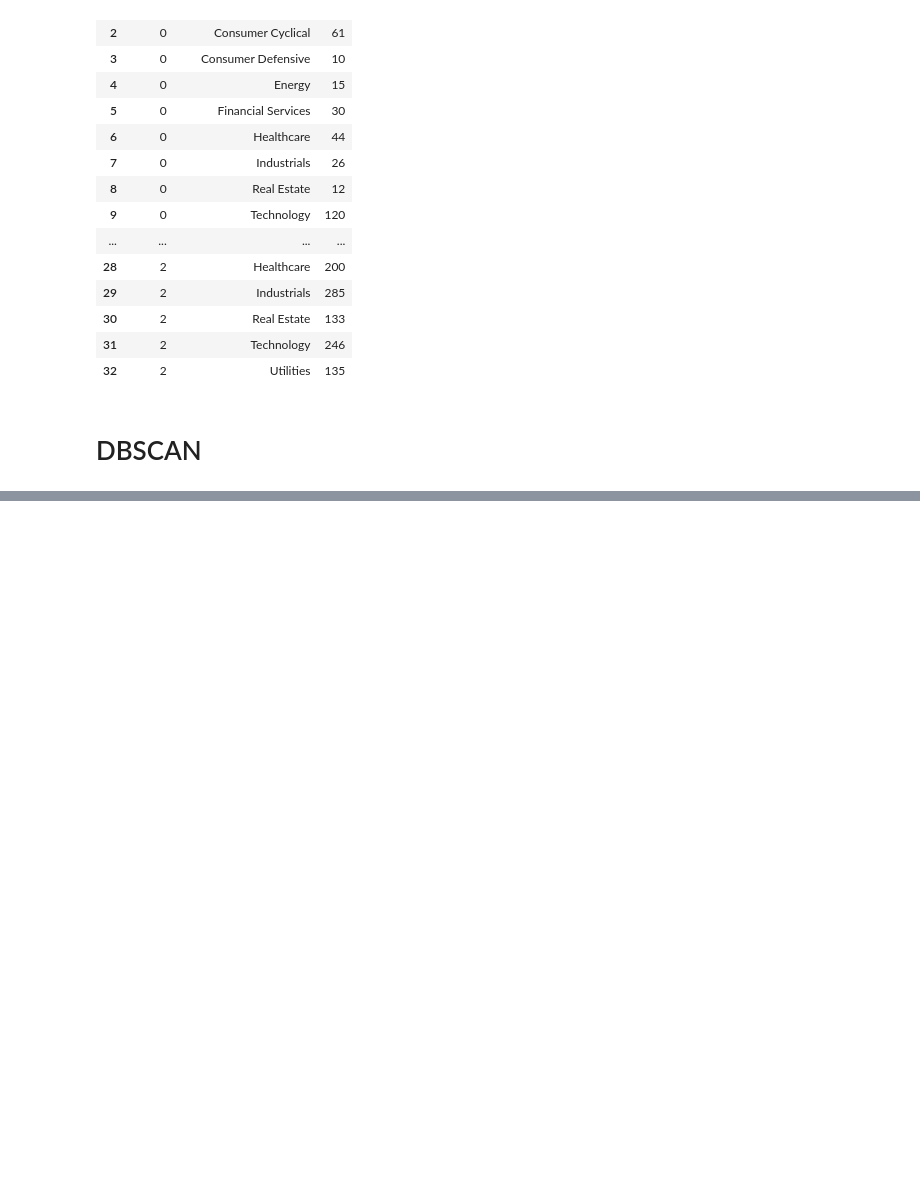
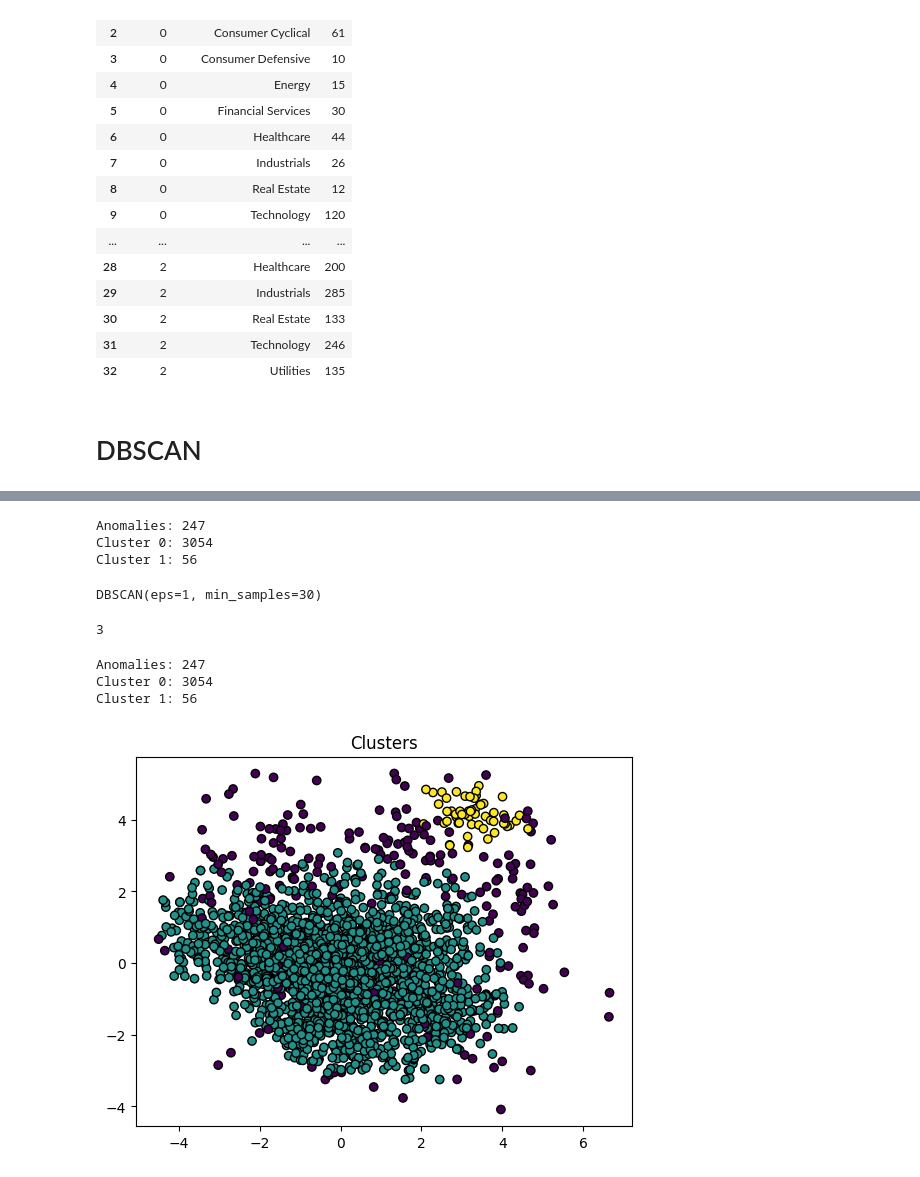
Before and after one commit to Gonzalo-Caro/Practicas-ML-NN, a Jupyter notebook: 1.Models/5.Stock_Ratios_Clustering.ipynb, the cells around one changed output, grey strips where cells are left out. Drawn from its saved outputs; the diff is of its cells as text; code cells hidden in the pictures; blank space fills up the shorter version.

```diff
--- a/1.Models/5.Stock_Ratios_Clustering.ipynb
+++ b/1.Models/5.Stock_Ratios_Clustering.ipynb
@@ -231,3 +231,8 @@ clusters_count
 | 32 | 2 | Utilities | 135 |
 # %% [markdown]
 # DBSCAN
+# %%
+from sklearn.cluster import DBSCAN
+
+dbscan = DBSCAN(eps=1, min_samples=15)
+dbscan.fit(df_preprocessed)
@@ -233,0 +249,46 @@ clusters_count
+# %%
+unique_labels, counts = np.unique(dbscan.labels_, return_counts=True)
+
+for label, count in zip(unique_labels, counts):
+    if label == -1:
+        print(f"Anomalies: {count}")
+    else:
+        print(f"Cluster {label}: {count}")
+# %% [output]
+Anomalies: 247
+Cluster 0: 3054
+Cluster 1: 56
+# %%
+from sklearn.decomposition import PCA
+
+pca = PCA(n_components=3)
+X_reduced = pca.fit_transform(df_preprocessed)
+# %%
+dbscan = DBSCAN(eps=1, min_samples=30)
+dbscan.fit(X_reduced)
+# %% [output]
+DBSCAN(eps=1, min_samples=30)
+# %%
+len(np.unique(dbscan.labels_))
+# %% [output]
+3
+# %%
+unique_labels, counts = np.unique(dbscan.labels_, return_counts=True)
+
+for label, count in zip(unique_labels, counts):
+    if label == -1:
+        print(f"Anomalies: {count}")
+    else:
+        print(f"Cluster {label}: {count}")
+# %% [output]
+Anomalies: 247
+Cluster 0: 3054
+Cluster 1: 56
+# %%
+import matplotlib.pyplot as plt
+
+plt.scatter(X_reduced[:, 0], X_reduced[:, 1], c=dbscan.labels_, cmap="viridis", edgecolors='k')
+plt.title("Clusters")
+plt.show()
+# %% [output]
+[figure, added]
```
Also changed, not shown: parts of 3 cells of this notebook, 3 other files.
